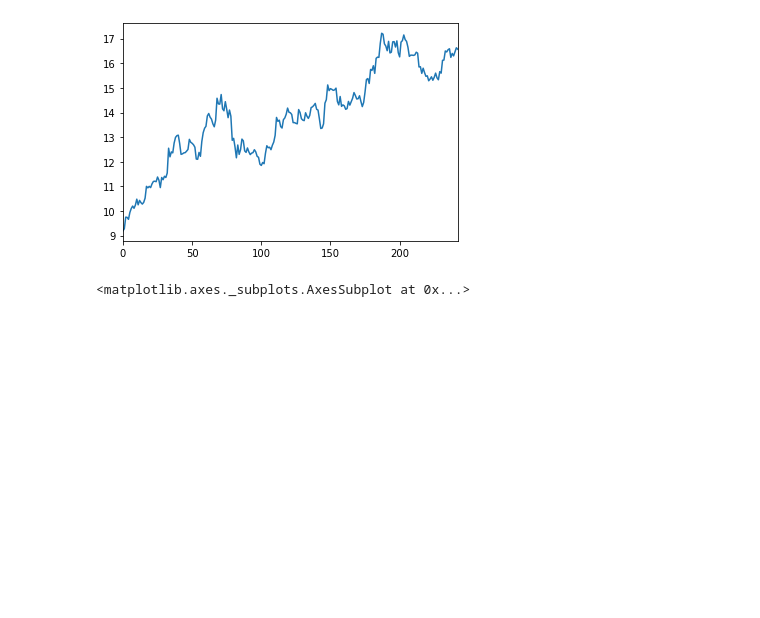
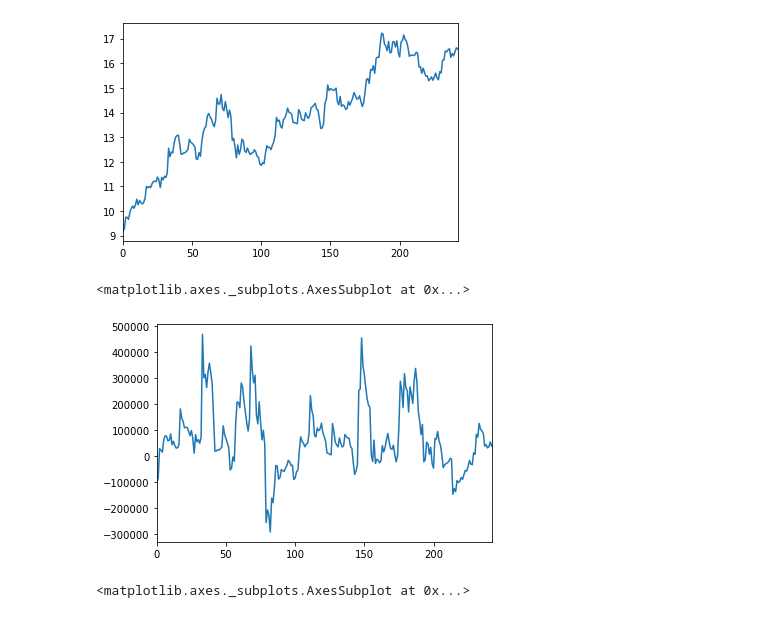
Before and after one commit to carl-3070/Quantify_Trade, a Jupyter notebook: finance_utils.ipynb, the cells around one changed output. Cells and saved outputs as stored; diff of their text form; code cells hidden in the pictures; blank space fills up the shorter version.

Commit message:
add force_index and mass_index function

```diff
--- a/finance_utils.ipynb
+++ b/finance_utils.ipynb
@@ -5,7 +5,7 @@ import numpy as np
 from heapq import nlargest
 from heapq import nsmallest
 #方式一
-ts.set_token('your token')
+ts.set_token('4b17f7dee1a1566c34c3f3a0471168a74f03bcc91d2706c40221bb21')
 pro = ts.pro_api()
 # %%
 df = pro.daily(ts_code='000001.SZ', start_date='20181230', end_date='20191230')
@@ -217,3 +217,12 @@ def emv(df, period=14):
     period_1_emv = distanc_moved/box_ratio
     emv_period = period_1_emv.rolling(period).mean()
     return emv_period
+# %%
+def force_index(df, period=13):
+    '''
+    Force Index(1) = {Close (current period)  -  Close (prior period)} x Volume
+    Force Index(13) = 13-period EMA of Force Index(1)
+    '''
+    force_index_1 = df['change'] *df['vol']
+    force_index_period = force_index_1.ewm(span=period, adjust=False).mean()
+    return force_index_period
@@ -220,3 +244,10 @@ def emv(df, period=14):
+# %%
+force_index_ret = force_index(df)
+# %%
+force_index_ret.plot()
+# %% [output]
+<matplotlib.axes._subplots.AxesSubplot at 0x...>
+[figure, added]
 # %%
 emv_ret = emv(df)
 # %%
```
Also changed, not shown: parts of 1 cell of this notebook.
